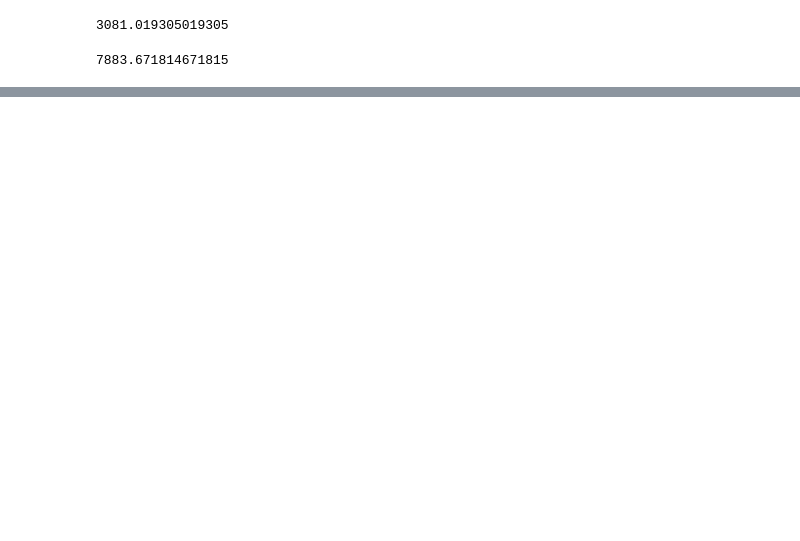
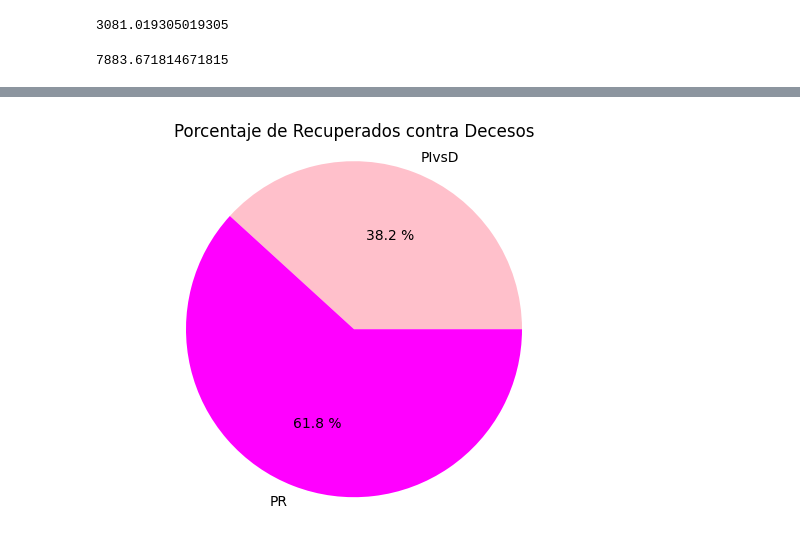
Before and after one commit to Cubit0-de-hielo/cubito, a Jupyter notebook: Clase_13.ipynb, the cells around one changed output, grey strips where cells are left out. Drawn from its saved outputs; the diff is of its cells as text; code cells hidden in the pictures; blank space fills up the shorter version.

```diff
--- a/Clase_13.ipynb
+++ b/Clase_13.ipynb
@@ -228,0 +288,15 @@ SL.head()
+# %%
+SL['PR']=(100-PIvsD)
+# %%
+PIvsD_mean=SL['PIvsD'].mean()
+PR_mean=SL['PR'].mean()
+porcentajes=[PIvsD_mean,PR_mean]
+etiquetas=['PIvsD','PR']
+# %%
+plt.pie(porcentajes,labels=etiquetas,autopct='%0.1f %%', colors=['pink','magenta'])
+plt.axis("equal")
+plt.title("Porcentaje de Recuperados contra Decesos")
+plt.savefig("Porcentaje_de_Recuperados_contra_Decesos.pdf",dpi=300,format='pdf')
+plt.show()
+# %% [output]
+[figure, added]
```
Also changed, not shown: parts of 20 cells of this notebook.
